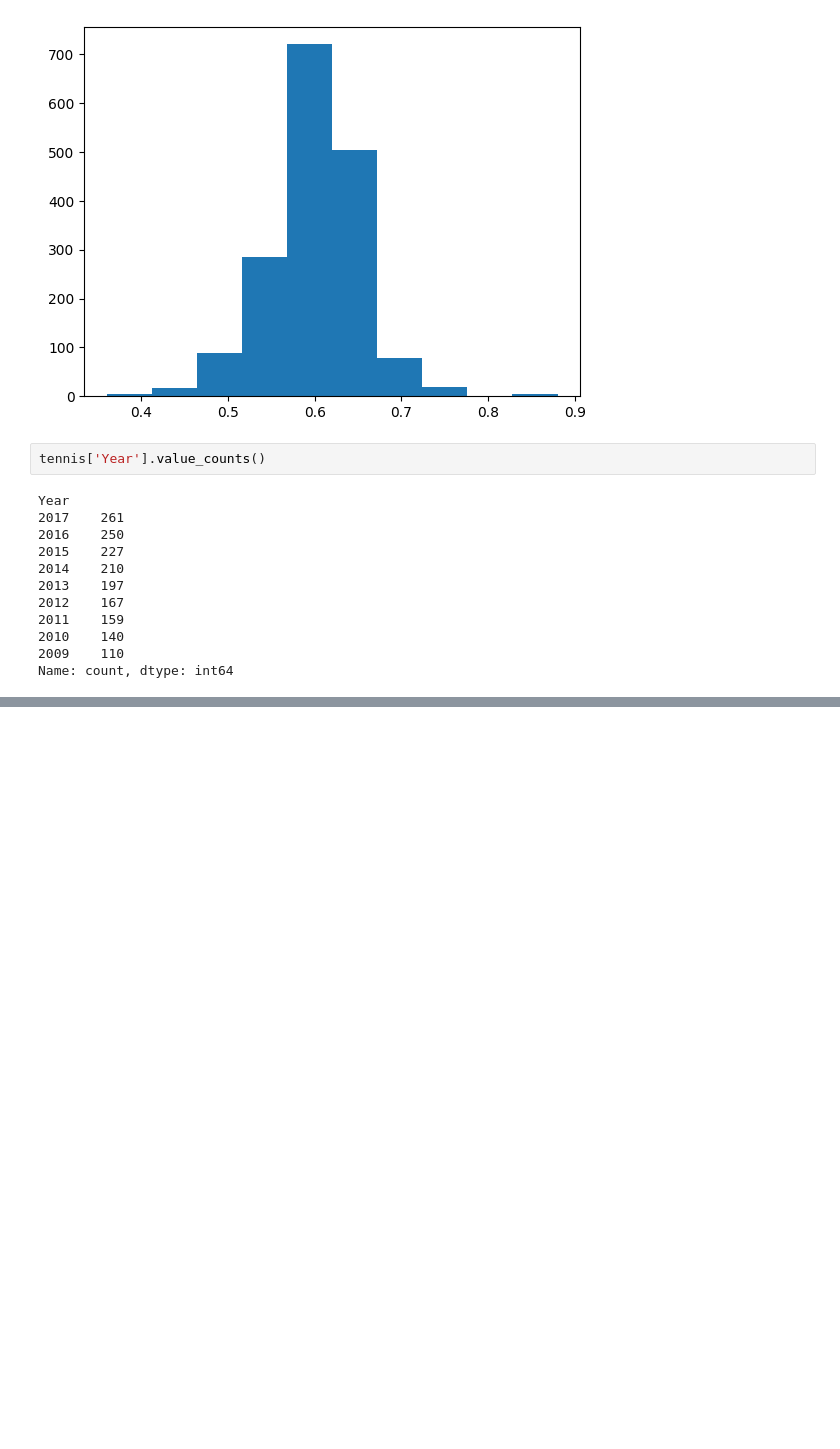
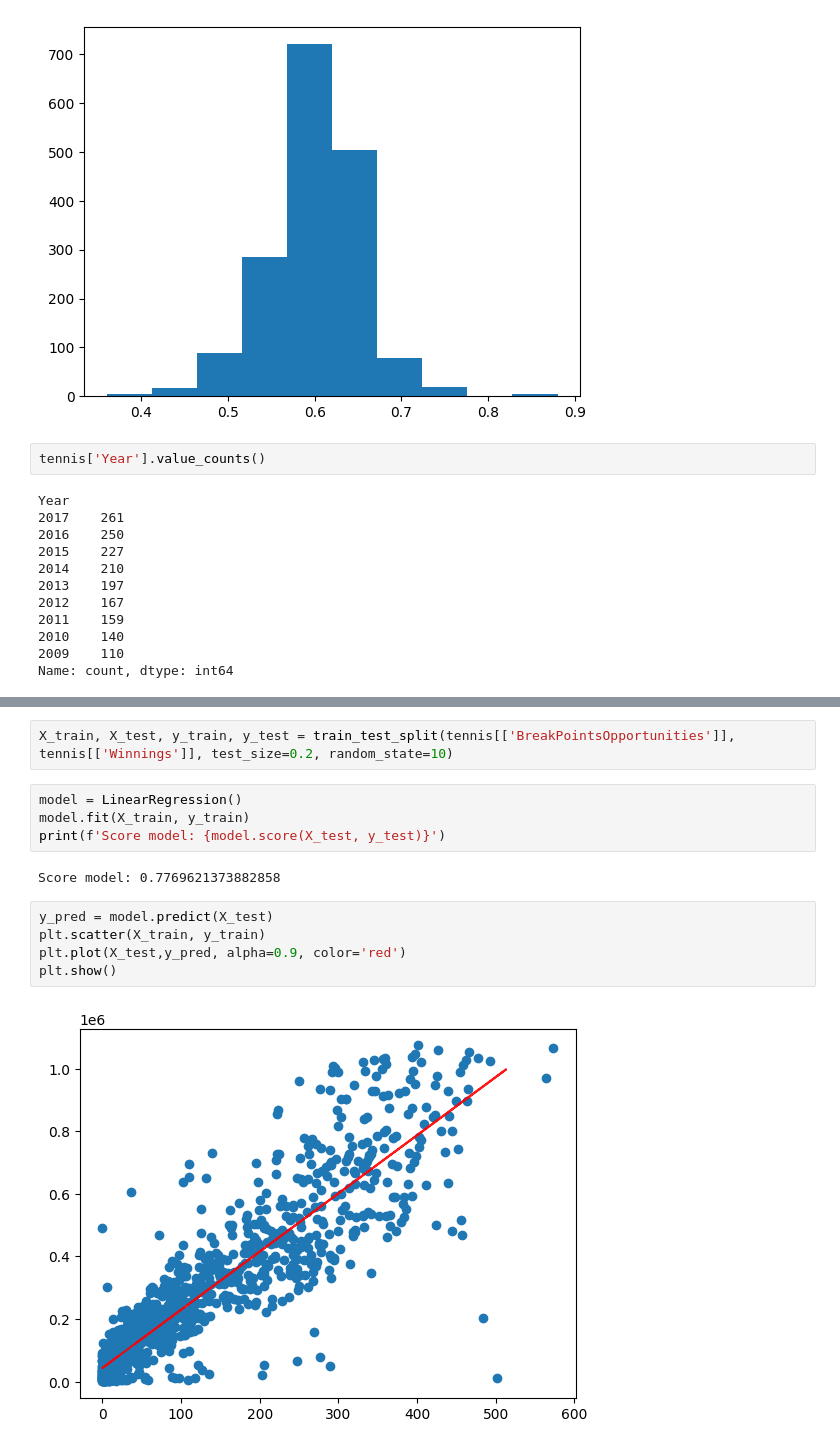
Before and after one commit to maylonleoncio/Codecademy-Projects, a Jupyter notebook: Tennis-ace-starting/Tennis-ace-starting.ipynb, the cells around one changed output, grey strips where cells are left out. Cells and saved outputs as stored; diff of their text form; blank space fills up the shorter version.

```diff
--- a/Tennis-ace-starting/Tennis-ace-starting.ipynb
+++ b/Tennis-ace-starting/Tennis-ace-starting.ipynb
@@ -84,0 +90,15 @@ plt.clf()
+# %%
+X_train, X_test, y_train, y_test = train_test_split(tennis[['BreakPointsOpportunities']], tennis[['Winnings']], test_size=0.2, random_state=10)
+# %%
+model = LinearRegression()
+model.fit(X_train, y_train)
+print(f'Score model: {model.score(X_test, y_test)}')
+# %% [output]
+Score model: 0.7769621373882858
+# %%
+y_pred = model.predict(X_test)
+plt.scatter(X_train, y_train)
+plt.plot(X_test,y_pred, alpha=0.9, color='red')
+plt.show()
+# %% [output]
+[figure, added]
```
Also changed, not shown: parts of 10 cells of this notebook.
